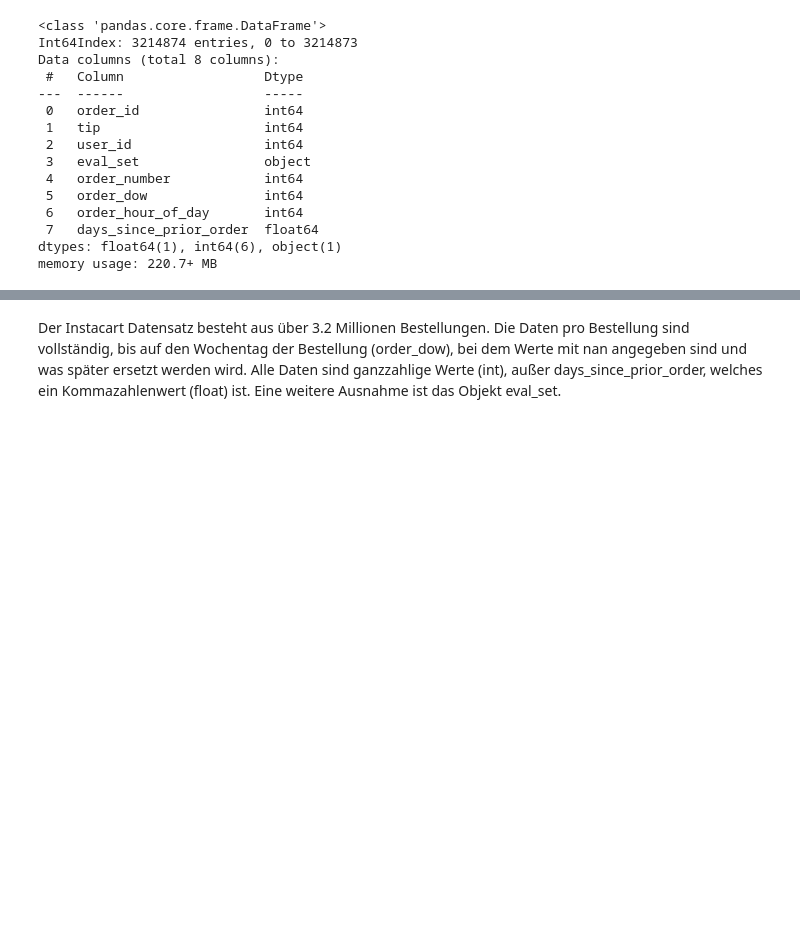
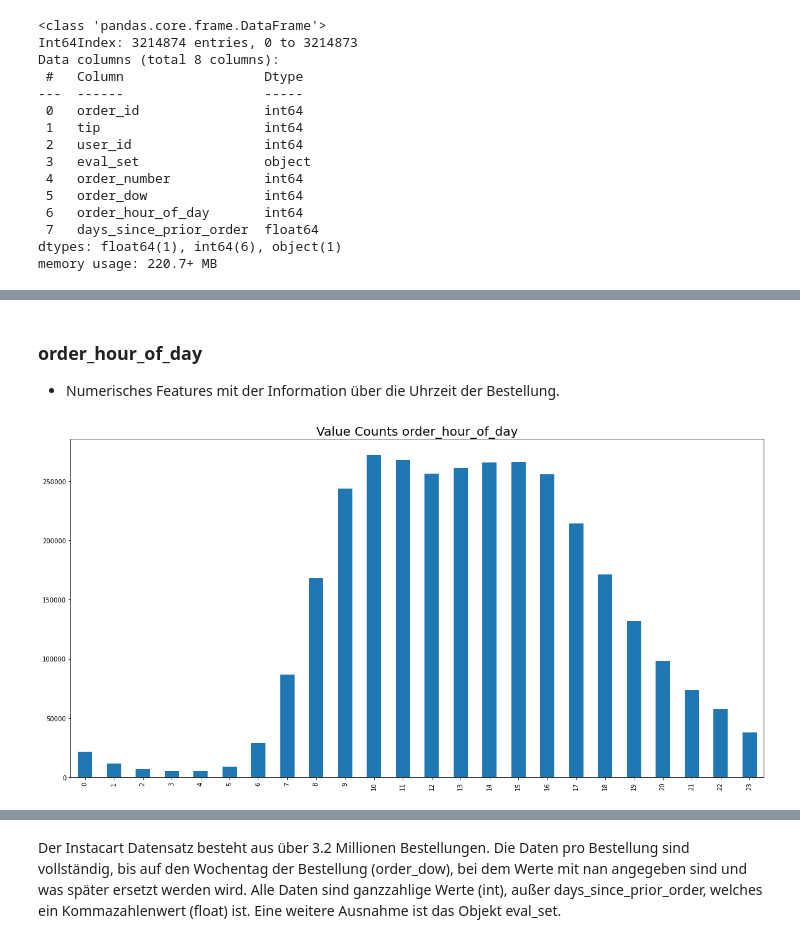
Before and after one commit to JonasHauth/Instacart-Tip-Prediction---Gruppe-6, a Jupyter notebook: Tip_Prediction_Instacart.ipynb, the cells around one changed output, grey strips where cells are left out. Drawn from its saved outputs; the diff is of its cells as text; code cells hidden in the pictures; blank space fills up the shorter version.

```diff
--- a/Tip_Prediction_Instacart.ipynb
+++ b/Tip_Prediction_Instacart.ipynb
@@ -151,0 +141,10 @@ memory usage: 220.7+ MB
+# %% [markdown]
+### order_hour_of_day
+- Numerisches Features mit der Information über die Uhrzeit der Bestellung.
+# %%
+plt.figure(figsize=(20, 10))
+ax = instacart_train['order_hour_of_day'].value_counts().sort_index().plot(kind='bar')
+ax.set_title(label = 'Value Counts order_hour_of_day', fontsize = 20)
+plt.show()
+# %% [output]
+[figure, added]
```
Also changed, not shown: parts of 46 cells of this notebook, 1 other file.
